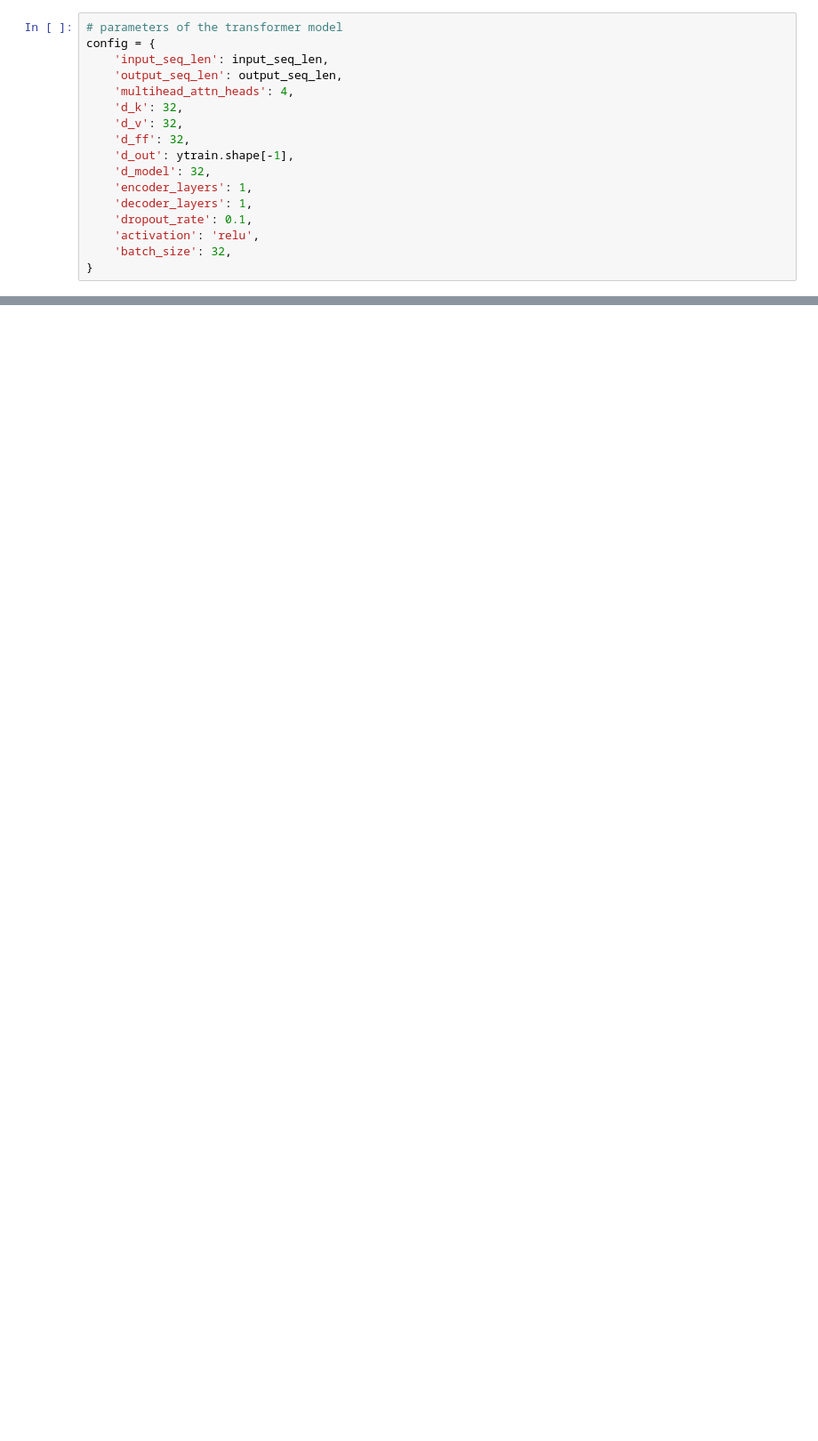
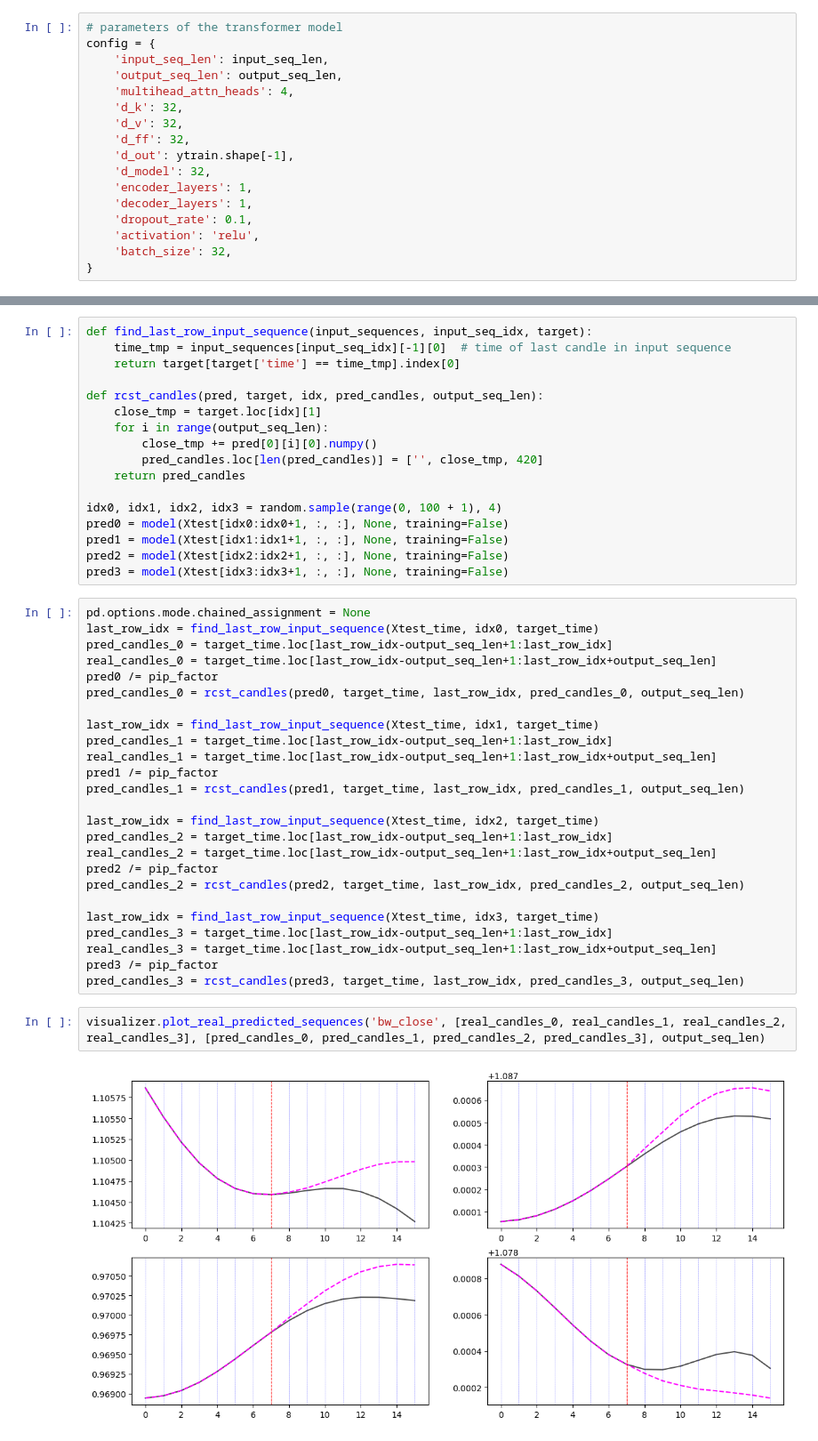
Before and after one commit to pribylr/bp, a Jupyter notebook: thesis_showcase.ipynb, the cells around one changed output, grey strips where cells are left out. Shown: that part at 89% size. Saved outputs shown, nothing was run; the diff lists cells and outputs as text; blank space fills up the shorter version.

```diff
--- a/thesis_showcase.ipynb
+++ b/thesis_showcase.ipynb
@@ -184,0 +207,46 @@ model, best_epoch, train_losses, val_losses = model_trainer.train_model_transfor
+# %%
+def find_last_row_input_sequence(input_sequences, input_seq_idx, target):
+    time_tmp = input_sequences[input_seq_idx][-1][0]  # time of last candle in input sequence
+    return target[target['time'] == time_tmp].index[0]
+
+def rcst_candles(pred, target, idx, pred_candles, output_seq_len):
+    close_tmp = target.loc[idx][1]
+    for i in range(output_seq_len):
+        close_tmp += pred[0][i][0].numpy()
+        pred_candles.loc[len(pred_candles)] = ['', close_tmp, 420]
+    return pred_candles
+
+idx0, idx1, idx2, idx3 = random.sample(range(0, 100 + 1), 4)
+pred0 = model(Xtest[idx0:idx0+1, :, :], None, training=False)
+pred1 = model(Xtest[idx1:idx1+1, :, :], None, training=False)
+pred2 = model(Xtest[idx2:idx2+1, :, :], None, training=False)
+pred3 = model(Xtest[idx3:idx3+1, :, :], None, training=False)
+# %%
+pd.options.mode.chained_assignment = None
+last_row_idx = find_last_row_input_sequence(Xtest_time, idx0, target_time)
+pred_candles_0 = target_time.loc[last_row_idx-output_seq_len+1:last_row_idx]
+real_candles_0 = target_time.loc[last_row_idx-output_seq_len+1:last_row_idx+output_seq_len]
+pred0 /= pip_factor
+pred_candles_0 = rcst_candles(pred0, target_time, last_row_idx, pred_candles_0, output_seq_len)
+
+last_row_idx = find_last_row_input_sequence(Xtest_time, idx1, target_time)
+pred_candles_1 = target_time.loc[last_row_idx-output_seq_len+1:last_row_idx]
+real_candles_1 = target_time.loc[last_row_idx-output_seq_len+1:last_row_idx+output_seq_len]
+pred1 /= pip_factor
+pred_candles_1 = rcst_candles(pred1, target_time, last_row_idx, pred_candles_1, output_seq_len)
+
+last_row_idx = find_last_row_input_sequence(Xtest_time, idx2, target_time)
+pred_candles_2 = target_time.loc[last_row_idx-output_seq_len+1:last_row_idx]
+real_candles_2 = target_time.loc[last_row_idx-output_seq_len+1:last_row_idx+output_seq_len]
+pred2 /= pip_factor
+pred_candles_2 = rcst_candles(pred2, target_time, last_row_idx, pred_candles_2, output_seq_len)
+
+last_row_idx = find_last_row_input_sequence(Xtest_time, idx3, target_time)
+pred_candles_3 = target_time.loc[last_row_idx-output_seq_len+1:last_row_idx]
+real_candles_3 = target_time.loc[last_row_idx-output_seq_len+1:last_row_idx+output_seq_len]
+pred3 /= pip_factor
+pred_candles_3 = rcst_candles(pred3, target_time, last_row_idx, pred_candles_3, output_seq_len)
+# %%
+visualizer.plot_real_predicted_sequences('bw_close', [real_candles_0, real_candles_1, real_candles_2, real_candles_3], [pred_candles_0, pred_candles_1, pred_candles_2, pred_candles_3], output_seq_len)
+# %% [output]
+[figure, added]
```
Also changed, not shown: parts of 29 cells of this notebook.
